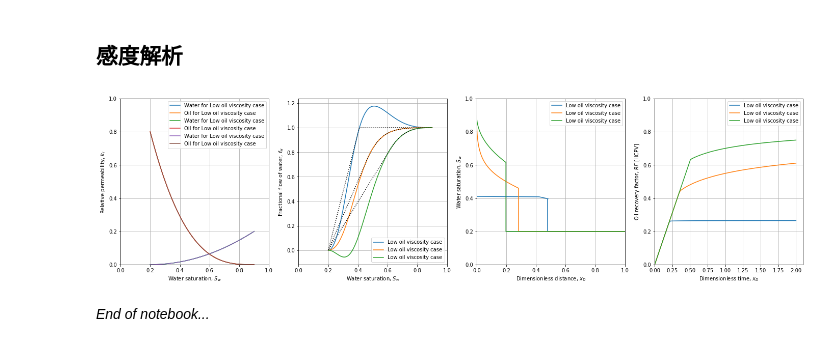
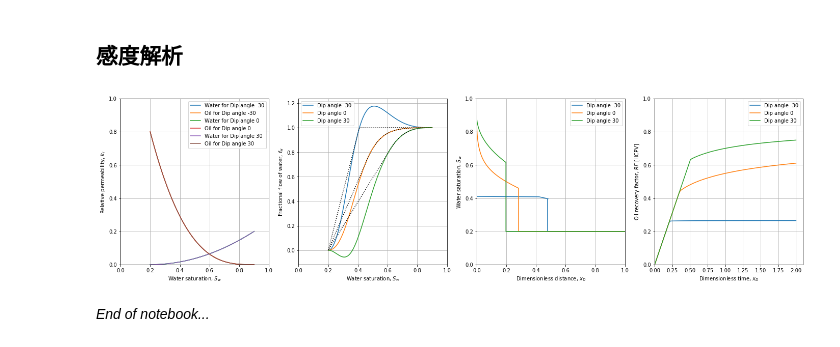
Before and after one commit to mayuneko-re/notebook, a Jupyter notebook: Buckley_Leverett_Gravity.ipynb, the cells around one changed output. Saved outputs shown, nothing was run; the diff lists cells and outputs as text; code cells hidden in the pictures.

```diff
--- a/Buckley_Leverett_Gravity.ipynb
+++ b/Buckley_Leverett_Gravity.ipynb
@@ -55,13 +53,13 @@ Resolving deltas: 100% (55/55), done.
 theta_list = [-30, 0 , 30]
 
 d_core = {'Swc':0.2, 'Sor':0.1, 'krw0':0.2, 'kro0':0.8, 'nw':2, 'no':3}
-d_fluid = {'muw':0.5, 'muo':10, 'label':'Low oil viscosity case'}
+d_fluid = {'muw':0.5, 'muo':10}
 
 fig, ax = plt.subplots(1,4,figsize=(24, 6))
 
 for theta in theta_list:
     # bl = BL(**d)
-    bl = BL(**d_core, **d_fluid)
+    bl = BL(**d_core, **d_fluid, **{'label':'Dip angle '+str(theta)})
     bl.enable_gravity(theta, k=10, drho=0.2, ut=0.1)
     bl.calc()
 
@@ -71,33 +69,33 @@ for theta in theta_list:
     # Relative permeability
     ax[0].plot(bl.Sw, bl.krw, label='Water for '+bl.label)
     ax[0].plot(bl.Sw, bl.kro, label='Oil for '+bl.label)
 
     # Fractional flow of water
     ax[1].plot(bl.Sw, bl.fw, label=bl.label)
     ax[1].plot(bl.Sw, bl.fw_wSF, 'k:')
 
     # Saturation profile at specific time
     xD, Sw = bl.get_Sw_profile(tD=0.1)
     ax[2].plot(xD, Sw, label=bl.label)
 
     # Oil recovery
     ax[3].plot(tD, bl.get_oil_RF(tD), label=bl.label)
 
 
 def adjust_ax(ax, xlabel=None, ylabel=None, xlim=(0,1), ylim=(0,1)):
     ax.legend()
     ax.set_xlabel(xlabel)
     ax.set_ylabel(ylabel)
     ax.set_xlim(xlim)
     ax.set_ylim(ylim)
     ax.grid()
 
 
 adjust_ax(ax[0], 'Water saturation, $S_w$', 'Relative permeability, $k_r$')
 adjust_ax(ax[1], 'Water saturation, $S_w$', 'Fractional flow of water, $f_w$', ylim=None)
 adjust_ax(ax[2], 'Dimensionless distance, $x_D$', 'Water saturation, $S_w$')
 adjust_ax(ax[3], 'Dimensionless time, $x_D$', 'Oil recovery factor, $RF$ [HCPV]', xlim=(0))
 # %% [output]
-[figure, old version]
+[figure, new version]
 # %% [markdown]
 *End of notebook...*
```
Also changed, not shown: parts of 5 cells of this notebook.
